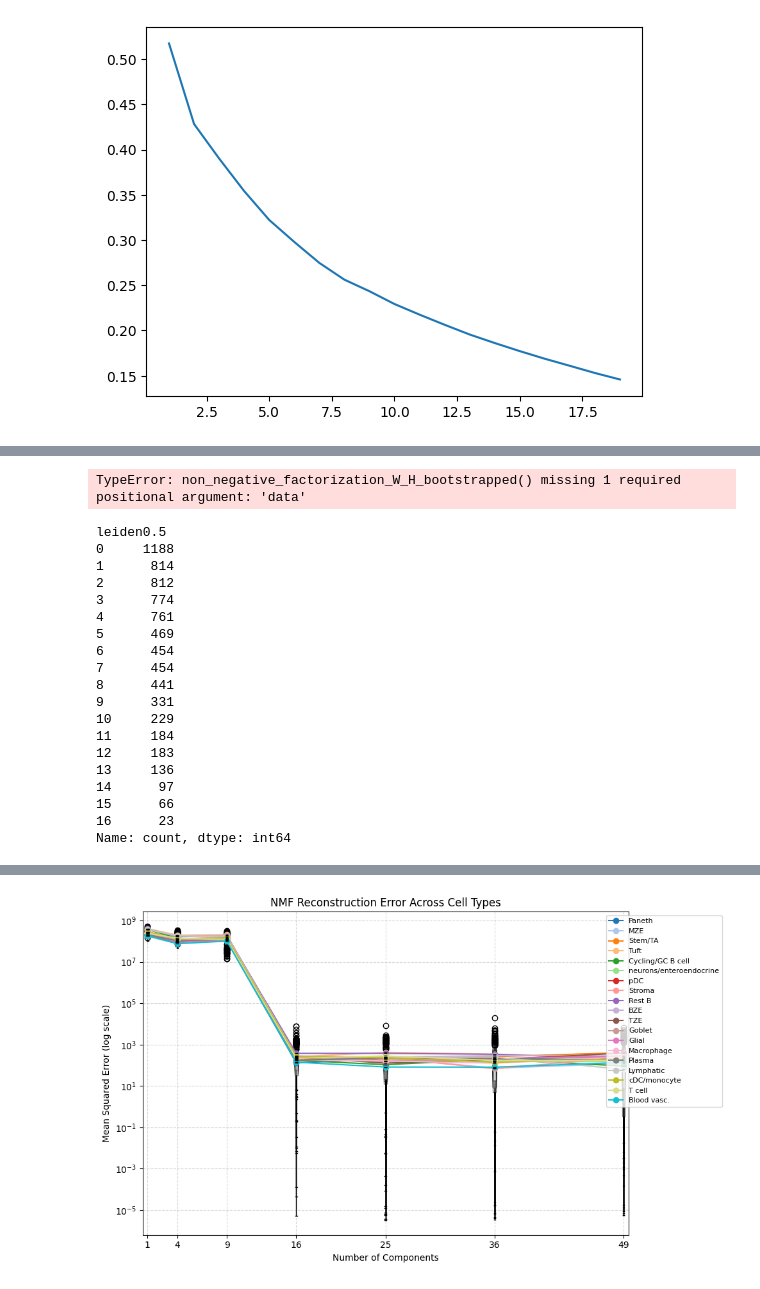
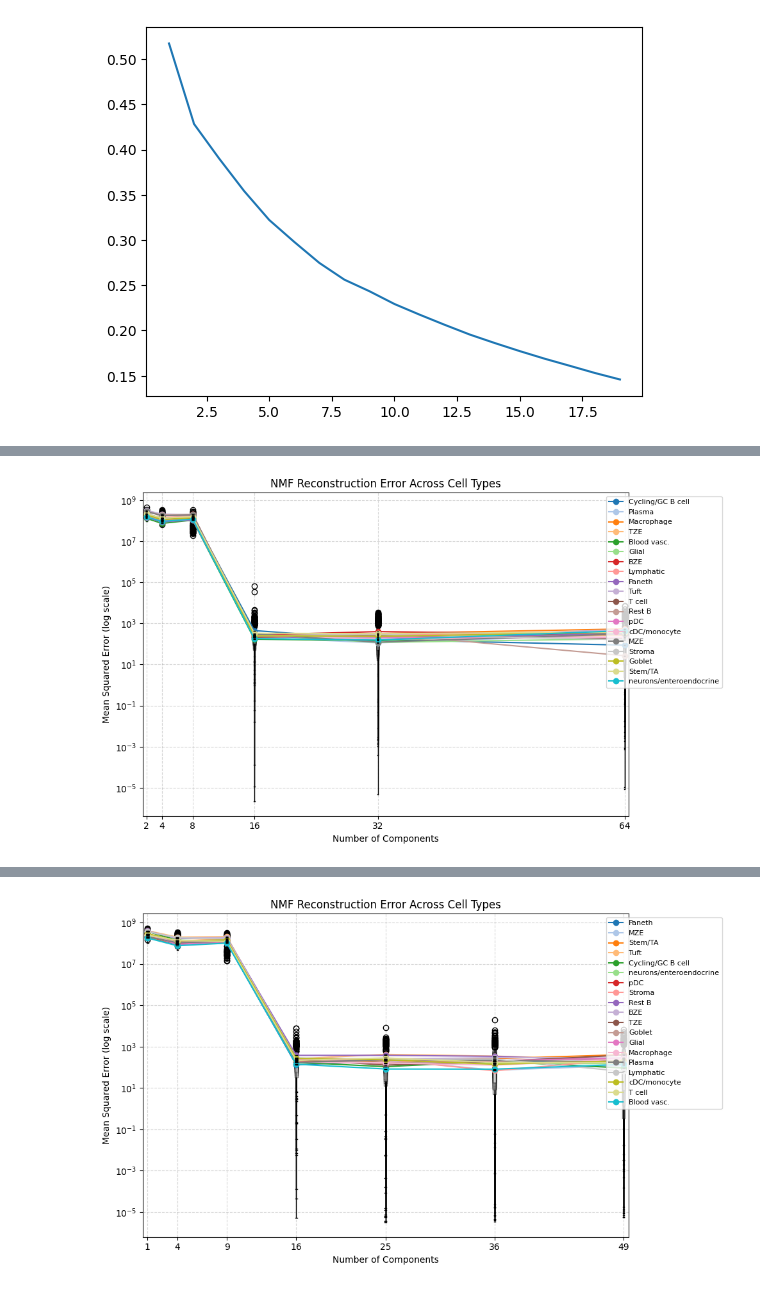
Before and after one commit to egerc/spatial_transcript_inference, a Jupyter notebook: 250128-NMF_Reconstruction.ipynb, the cells around one changed output, grey strips where cells are left out. Cells and saved outputs as stored; diff of their text form; code cells hidden in the pictures.

```diff
--- a/250128-NMF_Reconstruction.ipynb
+++ b/250128-NMF_Reconstruction.ipynb
@@ -606,8 +535,0 @@ def bootstrap(n_iterations=100, sample_size=None, random_seed=None):
-# %%
-@bootstrap(n_iterations=1000, sample_size=3, random_seed=42)
-def mean_function(data):
-    return np.mean(data)
-
-data = [1, 2, 3, 4, 5]
-bootstrap_results = mean_function(data)
-print(bootstrap_results[:10])  # Show first 10 bootstrapped results
@@ -729,26 +535,0 @@ TypeError: non_negative_factorization_W_H_bootstrapped() missing 1 required posi
-# %%
-non_negative_factorization_W_H_bootstrapped(X=X_full, n_components=3)
-# %% [output]
-TypeError: non_negative_factorization_W_H_bootstrapped() missing 1 required positional argument: 'data'
-# %%
-adata_sp.obs["leiden0.5"].value_counts()
-# %% [output]
-leiden0.5
-0     1188
-1      814
-2      812
-3      774
-4      761
-5      469
-6      454
-7      454
-8      441
-9      331
-10     229
-11     184
-12     183
-13     136
-14      97
-15      66
-16      23
-Name: count, dtype: int64
@@ -754,0 +568,32 @@ Name: count, dtype: int64
+# %%
+plt.figure(figsize=(10, 6))
+
+palette = sns.color_palette("tab20", len(cell_types))
+positions = list(n_components_range)
+for i, n_components in enumerate(n_components_range):
+    plt.boxplot(
+        boxplot_data_reconstruction[n_components],
+        positions=[positions[i]] * len(cell_types),
+        widths=0.3,
+        patch_artist=True,
+        boxprops=dict(facecolor="lightgray", alpha=0.5),
+        medianprops=dict(color='black')
+    )
+
+for i, (cell_type, color) in enumerate(zip(cell_types, palette)):
+    median_values = [medians_reconstruction[n][i] for n in n_components_range]
+    plt.plot(positions, median_values, marker="o", linestyle="-", color=color, label=cell_type)
+
+plt.xticks(positions, n_components_range)
+plt.xlabel("Number of Components")
+plt.ylabel("Mean Squared Error (log scale)")
+plt.yscale("log")
+#plt.xscale("log", base=2)
+plt.title("NMF Reconstruction Error Across Cell Types")
+plt.grid(True, linestyle="--", alpha=0.5)
+
+plt.legend(loc="upper right", fontsize=8, bbox_to_anchor=(1.2, 1))
+plt.tight_layout()
+plt.show()
+# %% [output]
+[figure, added]
```
Also changed, not shown: parts of 33 cells of this notebook.
